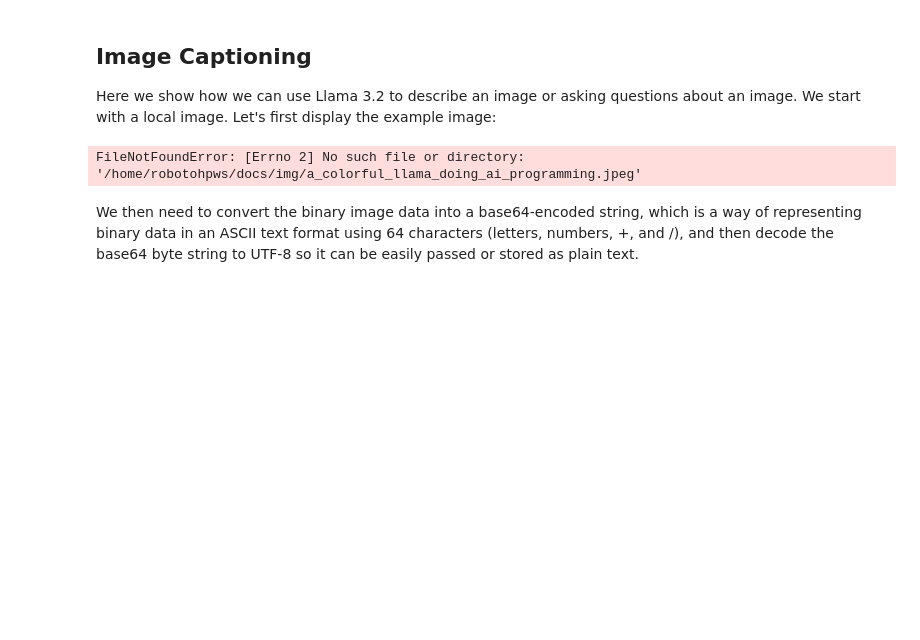
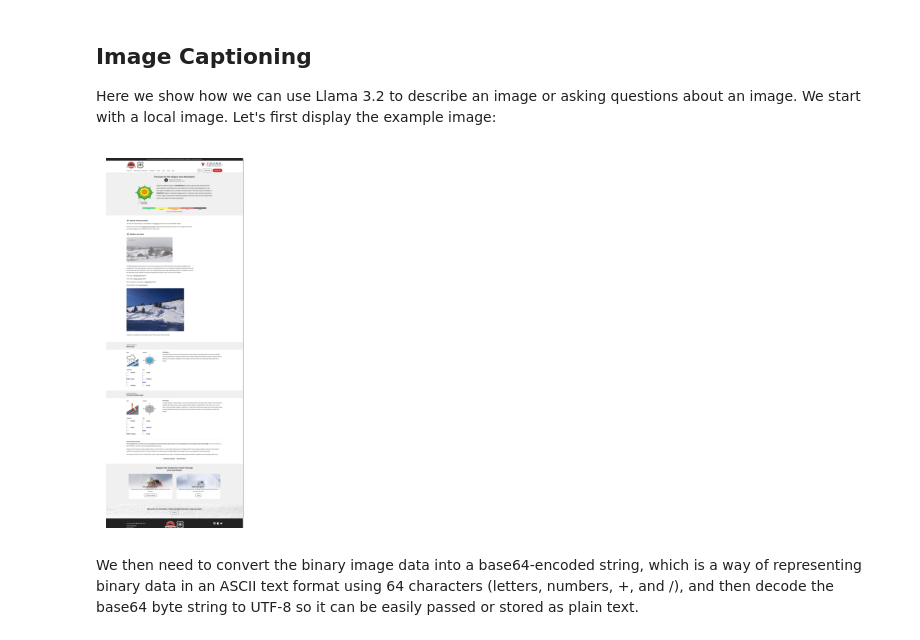
Before and after one commit to mbrandonhurd/Calibu, a Jupyter notebook: getting-started/build_with_Llama_3_2.ipynb, the cells around one changed output. Saved outputs shown, nothing was run; the diff lists cells and outputs as text; code cells hidden in the pictures; blank space fills up the shorter version.

```diff
--- a/getting-started/build_with_Llama_3_2.ipynb
+++ b/getting-started/build_with_Llama_3_2.ipynb
@@ -207,16 +207,16 @@ Here we show how we can use Llama 3.2 to describe an image or asking questions a
 # %%
 from PIL import Image
 import matplotlib.pyplot as plt
 
 def display_local_image(image_path):
     img = Image.open(image_path)
     plt.imshow(img)
     plt.axis('off')
     plt.show()
 
-display_local_image("./home/robotohpws/Desktop/utah_forecast_screenshots/screenshots/2018_forward/1-1-2019_Forecast_Abajos_Area_Mountains_Eric_Trenbeath.png")
+display_local_image("/home/robotohpws/Desktop/utah_forecast_screenshots/screenshots/2018_forward/1-1-2019_Forecast_Abajos_Area_Mountains_Eric_Trenbeath.png")
 # %% [output]
-FileNotFoundError: [Errno 2] No such file or directory: '/home/robotohpws/docs/img/a_colorful_llama_doing_ai_programming.jpeg'
+[figure, added]
 # %% [markdown]
 We then need to convert the binary image data into a base64-encoded string, which is a way of representing binary data in an ASCII text format using 64 characters (letters, numbers, +, and /), and then decode the base64 byte string to UTF-8 so it can be easily passed or stored as plain text.
 # %%
```
Also changed, not shown: parts of 1 cell of this notebook.
